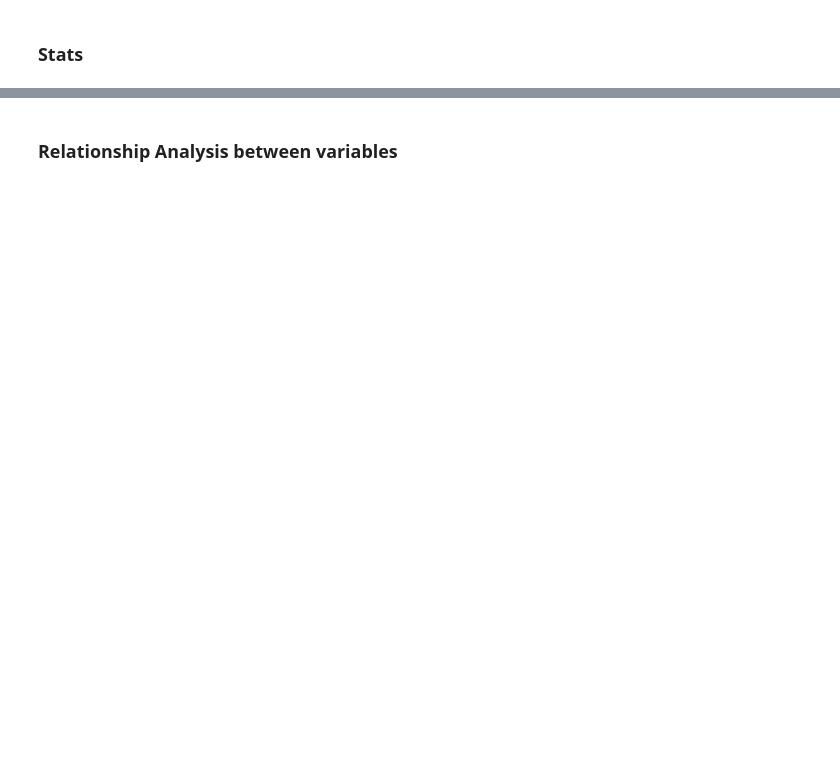
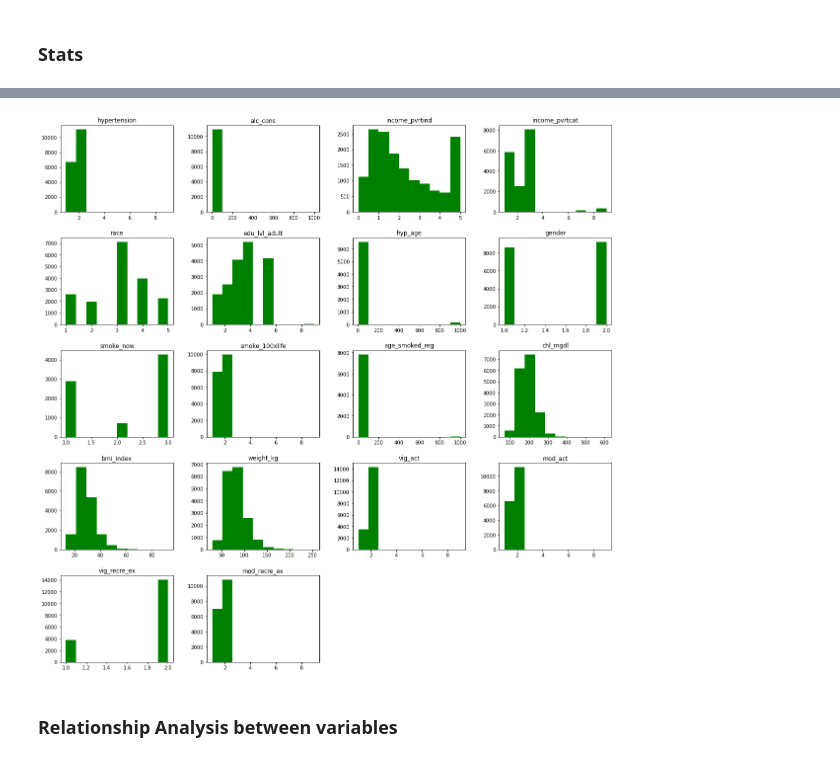
Before and after one commit to bgabr/predicting-risk-of-hypertension-using-NHANES-data, a Jupyter notebook: Project.ipynb, the cells around one changed output, grey strips where cells are left out. Saved outputs shown, nothing was run; the diff lists cells and outputs as text; code cells hidden in the pictures; blank space fills up the shorter version.

```diff
--- a/Project.ipynb
+++ b/Project.ipynb
@@ -597,3 +658,12 @@ plt.show()
+# %%
+#Histograms - variables
+fig = plt.figure(figsize = (20,20))
+plt.title("Histogram of each feature")
+ax = fig.gca()
+hyp.hist(ax=ax, grid=False, bins=10, color='green')
+plt.show()
+# %% [output]
+[figure, added]
 # %% [markdown]
 ### Relationship Analysis between variables
 # %%
```
Also changed, not shown: parts of 18 cells of this notebook.
